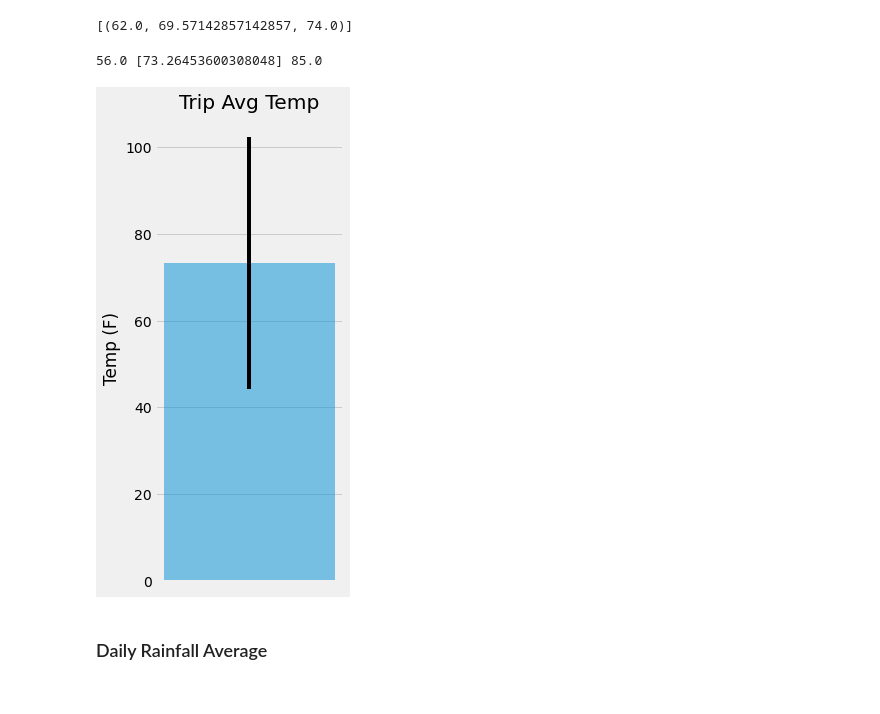
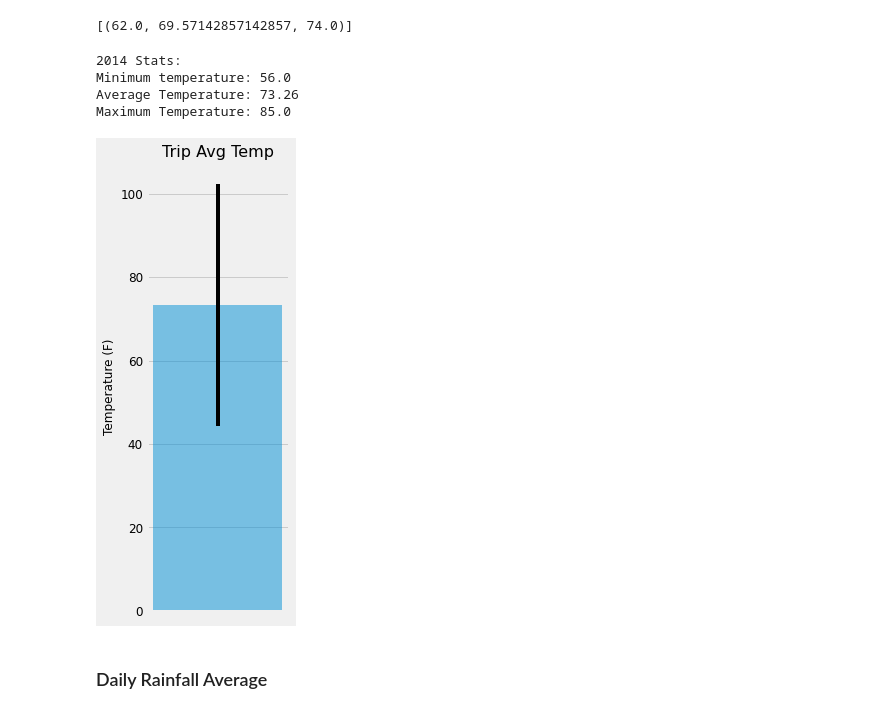
Before and after one commit to kmspitzer/Hawaii-Weather-Station-Analysis, a Jupyter notebook: temp_analysis_bonus_2.ipynb, the cells around one changed output. Saved outputs shown, nothing was run; the diff lists cells and outputs as text; code cells hidden in the pictures.

```diff
--- a/temp_analysis_bonus_2.ipynb
+++ b/temp_analysis_bonus_2.ipynb
@@ -62,26 +88,41 @@ print(calc_temps('2012-02-28', '2012-03-05'))
 # for a year in the data set
 aggs = calc_temps("2014-01-01", "2014-12-31")
 min_temp = aggs[0][0]
-avg_temp = [aggs[0][1]]
+avg_temp = aggs[0][1]
 max_temp = aggs[0][2]
 
-print(min_temp, avg_temp, max_temp)
-x_axis = np.arange(len(avg_temp))
+print(f"\n2014 Stats:\nMinimum temperature: {min_temp}\nAverage Temperature: {round(avg_temp, 2)}\nMaximum Temperature: {max_temp}\n")
 # %% [output]
-56.0 [73.26453600308048] 85.0
+2014 Stats:
+Minimum temperature: 56.0
+Average Temperature: 73.26
+Maximum Temperature: 85.0
 # %%
+x_axis = np.arange(len([avg_temp]))
+errbar = max_temp - min_temp
+
 # Plot the results from your previous query as a bar chart.
 # Use "Trip Avg Temp" as your Title
 # Use the average temperature for bar height (y value)
 # Use the peak-to-peak (tmax-tmin) value as the y error bar (yerr)
-fig, ax = plt.subplots(figsize=(3, 8))
-ax.bar(x_axis, avg_temp, yerr=max_temp-min_temp, align='center', alpha=0.5, ecolor='black')
-ax.set_ylabel("Temp (F)")
-ax.set_title("Trip Avg Temp")
+fig, ax = plt.subplots(figsize=(3, 7))
+ax.bar(x_axis, [avg_temp], yerr=errbar, align='center', alpha=0.5, ecolor='black')
+
+# set title and axis labels
+ax.set_title("Trip Avg Temp", fontsize=16)
+ax.set_ylabel("Temperature (F)", fontsize=12)
+
+# set font size for y tick labels and
+# turn x ticks off
+plt.yticks(fontsize=12)
 ax.set_xticks([])
-ax.yaxis.grid(True)
+
+# save chart to a file and display
+plt.tight_layout()
+plt.savefig("output/trip_avgtemp_bar.png")
+plt.show()
 # %% [output]
-[figure, old version]
+[figure, new version]
 # %% [markdown]
 ### Daily Rainfall Average
 # %%
```
Also changed, not shown: parts of 6 cells of this notebook, 5 other files.
